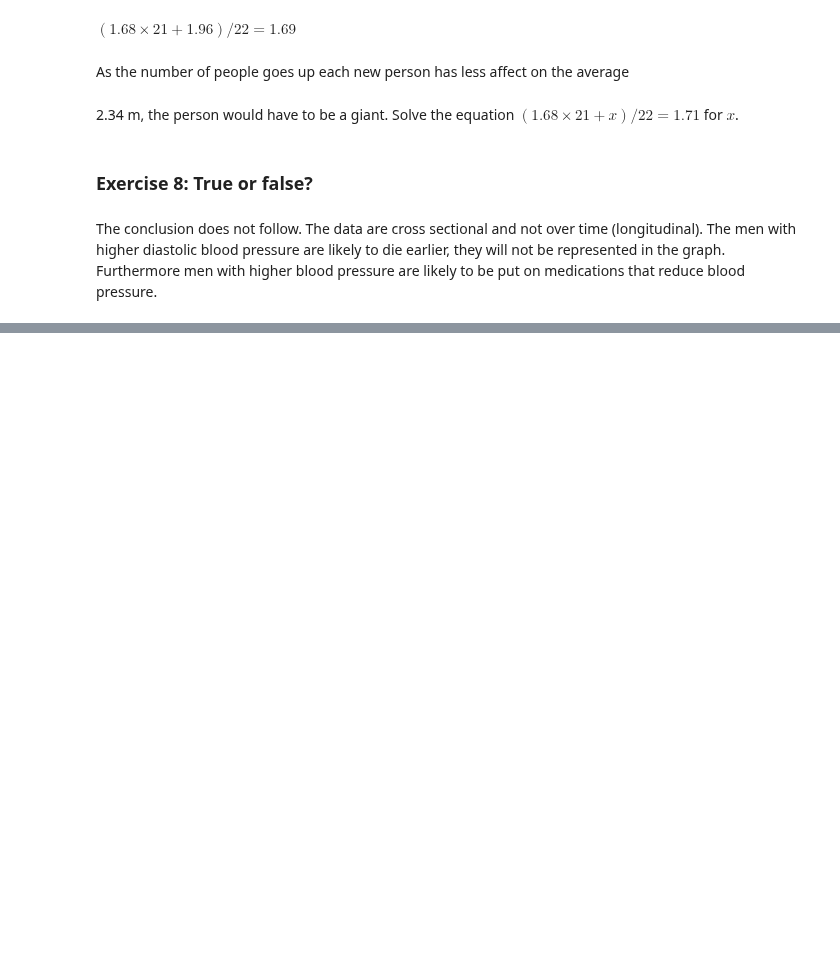
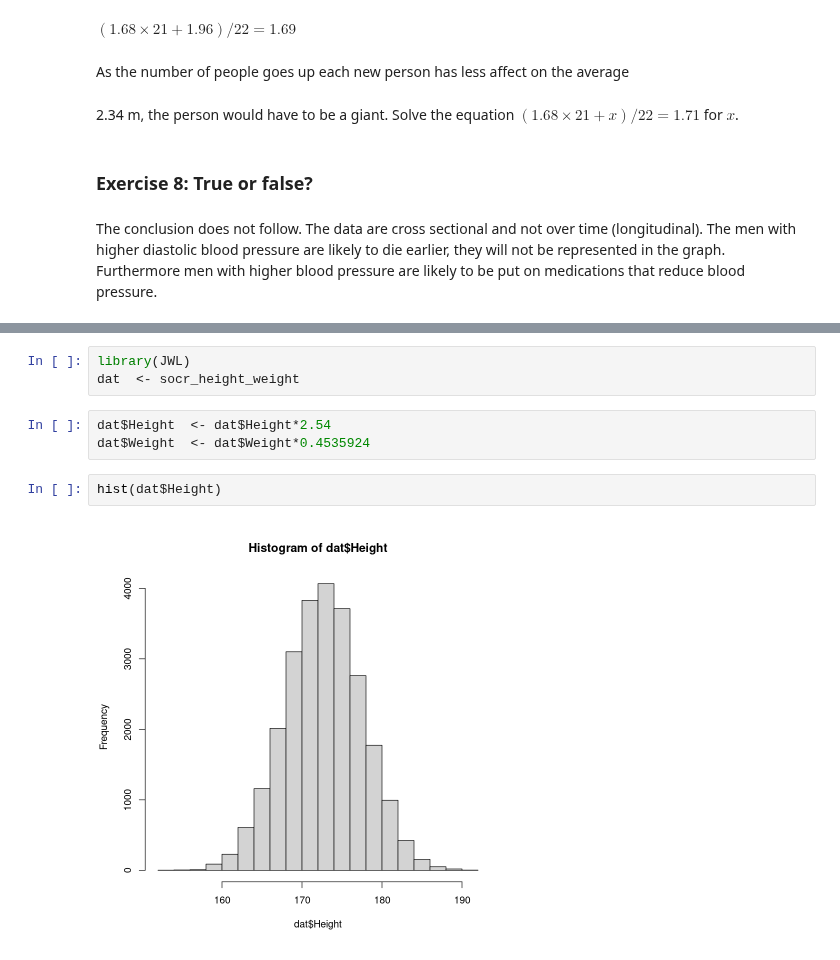
Before and after one commit to Martin-Summer-1090/Statistics_JWL, a Jupyter notebook: solution_manual/manual_v0/exercises_unit_2.ipynb, the cells around one changed output, grey strips where cells are left out. Drawn from its saved outputs; the diff is of its cells as text; blank space fills up the shorter version.

```diff
--- a/solution_manual/manual_v0/exercises_unit_2.ipynb
+++ b/solution_manual/manual_v0/exercises_unit_2.ipynb
@@ -62,0 +119,10 @@ The conclusion does not follow. The data are cross sectional and not over time (
+# %%
+library(JWL)
+dat  <- socr_height_weight
+# %%
+dat$Height  <- dat$Height*2.54
+dat$Weight  <- dat$Weight*0.4535924
+# %%
+hist(dat$Height)
+# %% [output]
+[figure, added]
```
Also changed, not shown: parts of 76 cells of this notebook, 35 other files.
